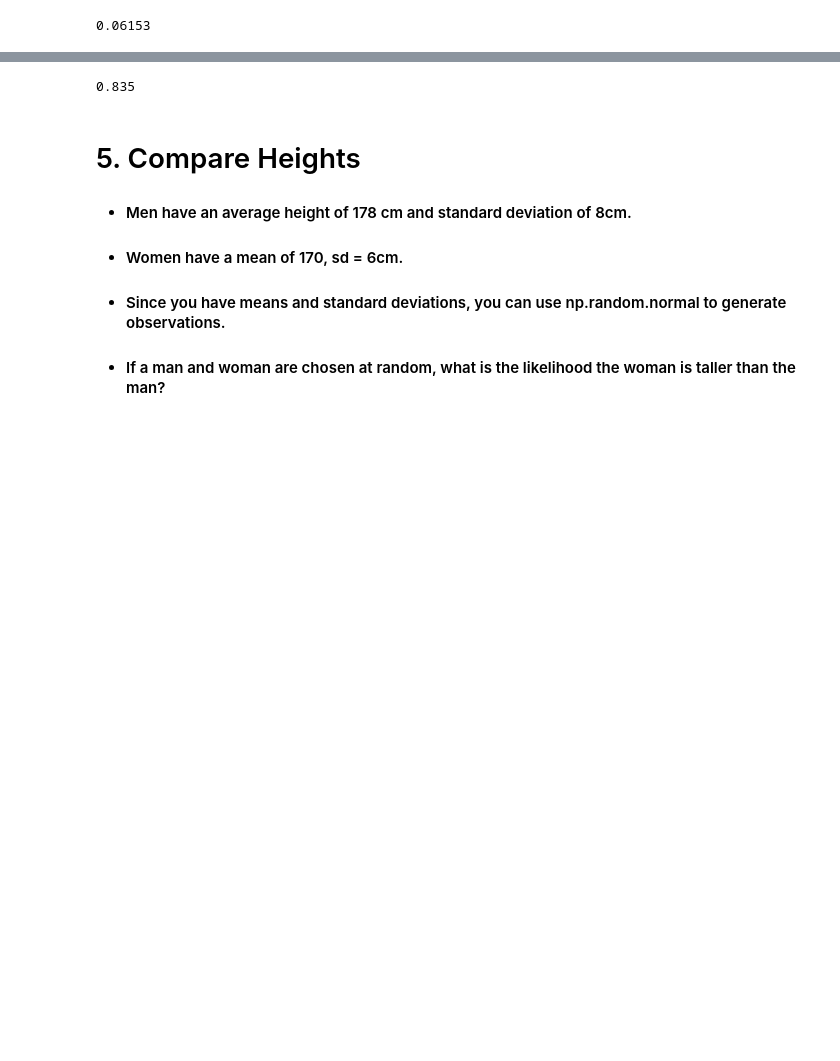
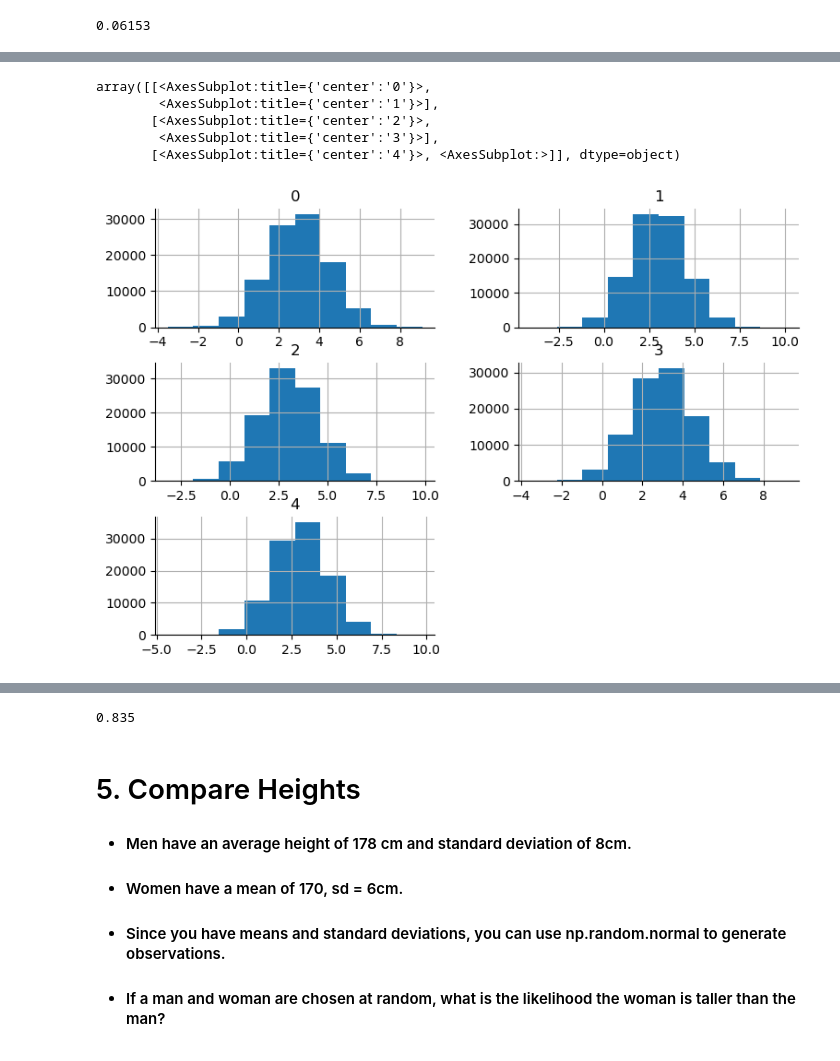
Before and after one commit to manuelparra1/statistics-exercises, a Jupyter notebook: simulation.ipynb, the cells around one changed output, grey strips where cells are left out. Cells and saved outputs as stored; diff of their text form; code cells hidden in the pictures; blank space fills up the shorter version.

```diff
--- a/simulation.ipynb
+++ b/simulation.ipynb
@@ -92,0 +137,5 @@ p_more_than_three_heads = flips.apply(count_heads,axis=1).apply(lambda row: row
+# %%
+n_sims = 100_000
+outcomes = ['wd','wd','wd','ds']
+n_billboards = 2
+billboards = np.random.choice(outcomes, size=(n_sims,n_billboards))
@@ -113,0 +199,6 @@ ds_billboard_twice
+# %%
+mean = 3
+sd = 1.5
+n_days = 5
+# %%
+pop_per_day = np.random.normal(mean,sd,size=(n_sims, n_days))
@@ -113,0 +215,11 @@ ds_billboard_twice
+# %%
+pop_per_day=pd.DataFrame(pop_per_day)
+# %%
+pop_per_day.hist()
+# %% [output]
+array([[<AxesSubplot:title={'center':'0'}>,
+        <AxesSubplot:title={'center':'1'}>],
+       [<AxesSubplot:title={'center':'2'}>,
+        <AxesSubplot:title={'center':'3'}>],
+       [<AxesSubplot:title={'center':'4'}>, <AxesSubplot:>]], dtype=object)
+[figure, added]
```
Also changed, not shown: parts of 45 cells of this notebook.
